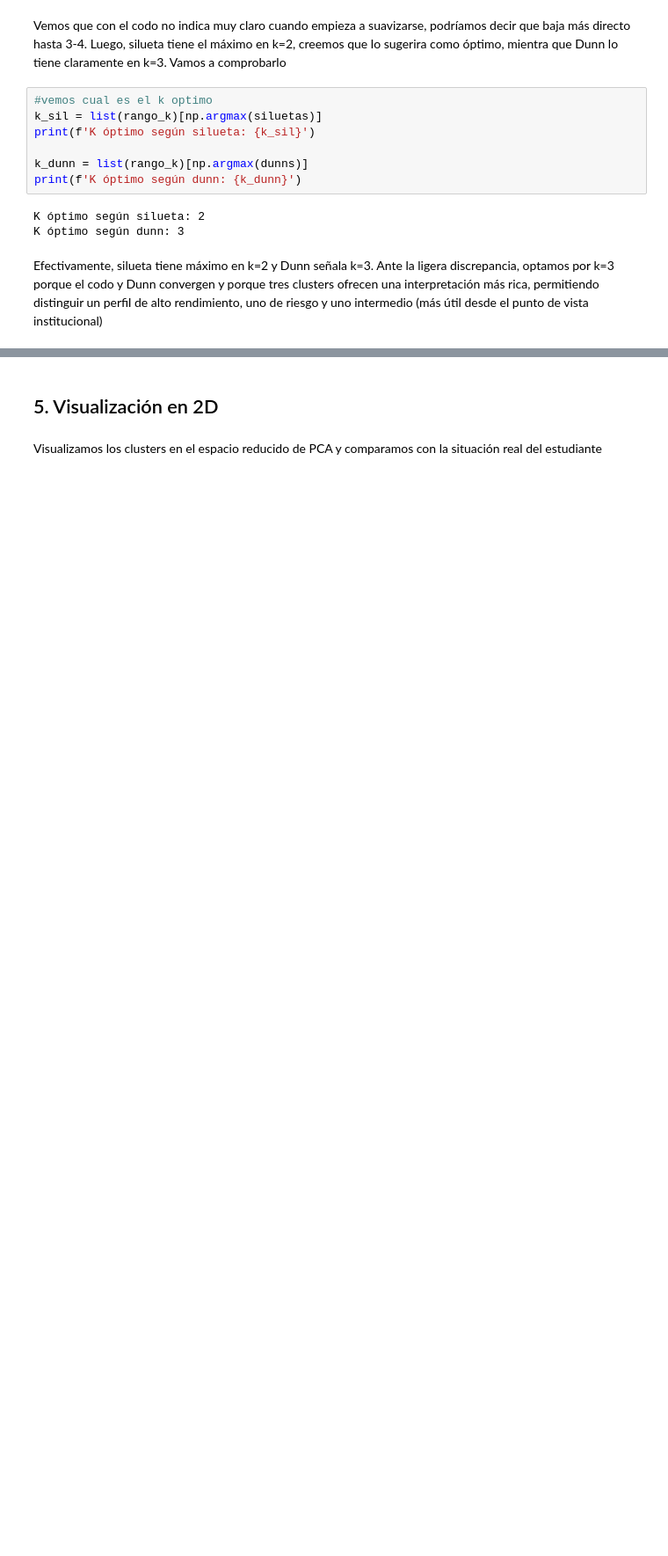
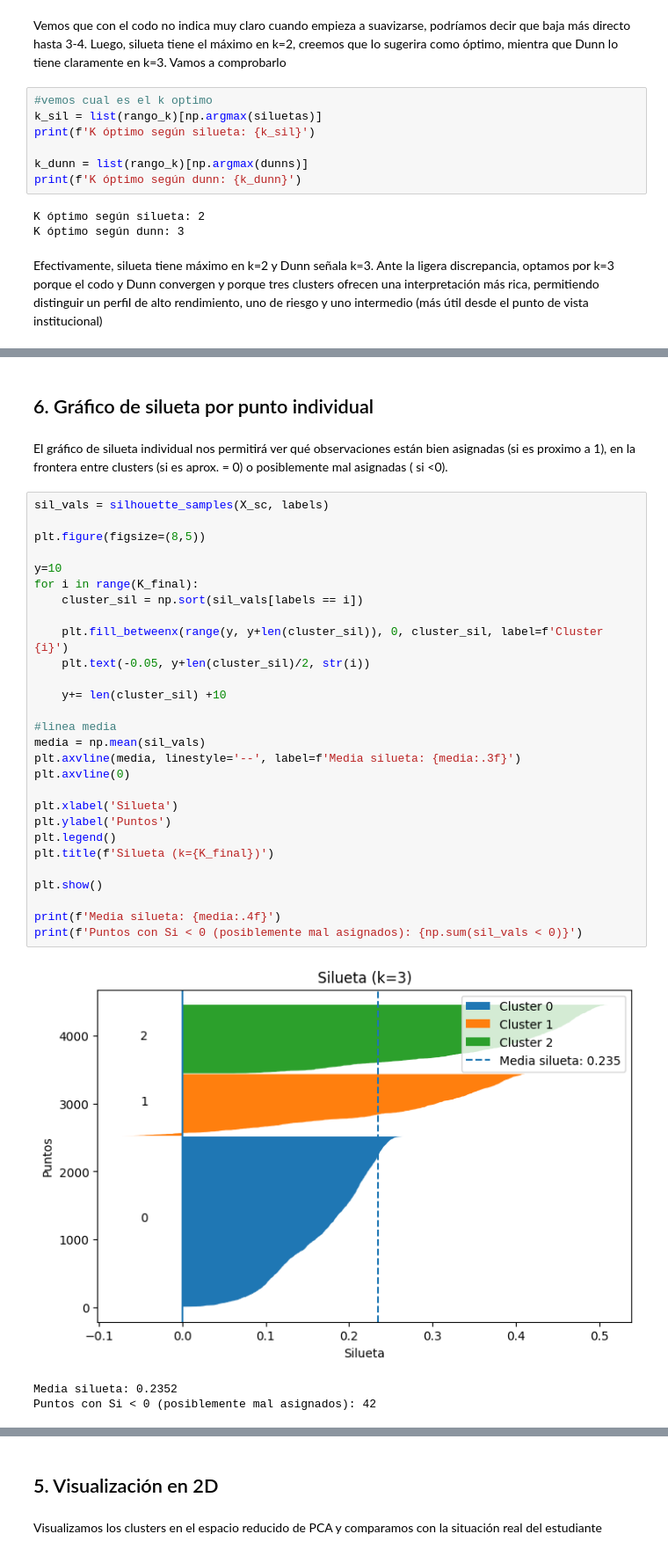
Before and after one commit to adrianalorenzo/ML_proyecto_final, a Jupyter notebook: notebooks/05_clustering.ipynb, the cells around one changed output, grey strips where cells are left out. Shown at 88% size. Saved outputs shown, nothing was run; the diff lists cells and outputs as text; blank space fills up the shorter version.

```diff
--- a/notebooks/05_clustering.ipynb
+++ b/notebooks/05_clustering.ipynb
@@ -273 +322,37 @@ Tamaño de cada cluster:
 Name: count, dtype: int64
+# %% [markdown]
+## 6. Gráfico de silueta por punto individual
+# %% [markdown]
+El gráfico de silueta individual nos permitirá ver qué observaciones están bien asignadas (si es proximo a 1), en la frontera entre clusters (si es aprox. = 0) o posiblemente mal asignadas ( si <0).
+# %%
+sil_vals = silhouette_samples(X_sc, labels)
+
+plt.figure(figsize=(8,5))
+
+y=10
+for i in range(K_final):
+    cluster_sil = np.sort(sil_vals[labels == i])
+
+    plt.fill_betweenx(range(y, y+len(cluster_sil)), 0, cluster_sil, label=f'Cluster {i}')
+    plt.text(-0.05, y+len(cluster_sil)/2, str(i))
+
+    y+= len(cluster_sil) +10
+
+#linea media
+media = np.mean(sil_vals)
+plt.axvline(media, linestyle='--', label=f'Media silueta: {media:.3f}')
+plt.axvline(0)
+
+plt.xlabel('Silueta')
+plt.ylabel('Puntos')
+plt.legend()
+plt.title(f'Silueta (k={K_final})')
+
+plt.show()
+
+print(f'Media silueta: {media:.4f}')
+print(f'Puntos con Si < 0 (posiblemente mal asignados): {np.sum(sil_vals < 0)}')
+# %% [output]
+[figure, added]
+Media silueta: 0.2352
+Puntos con Si < 0 (posiblemente mal asignados): 42
```
Also changed, not shown: parts of 19 cells of this notebook, 4 other files.
